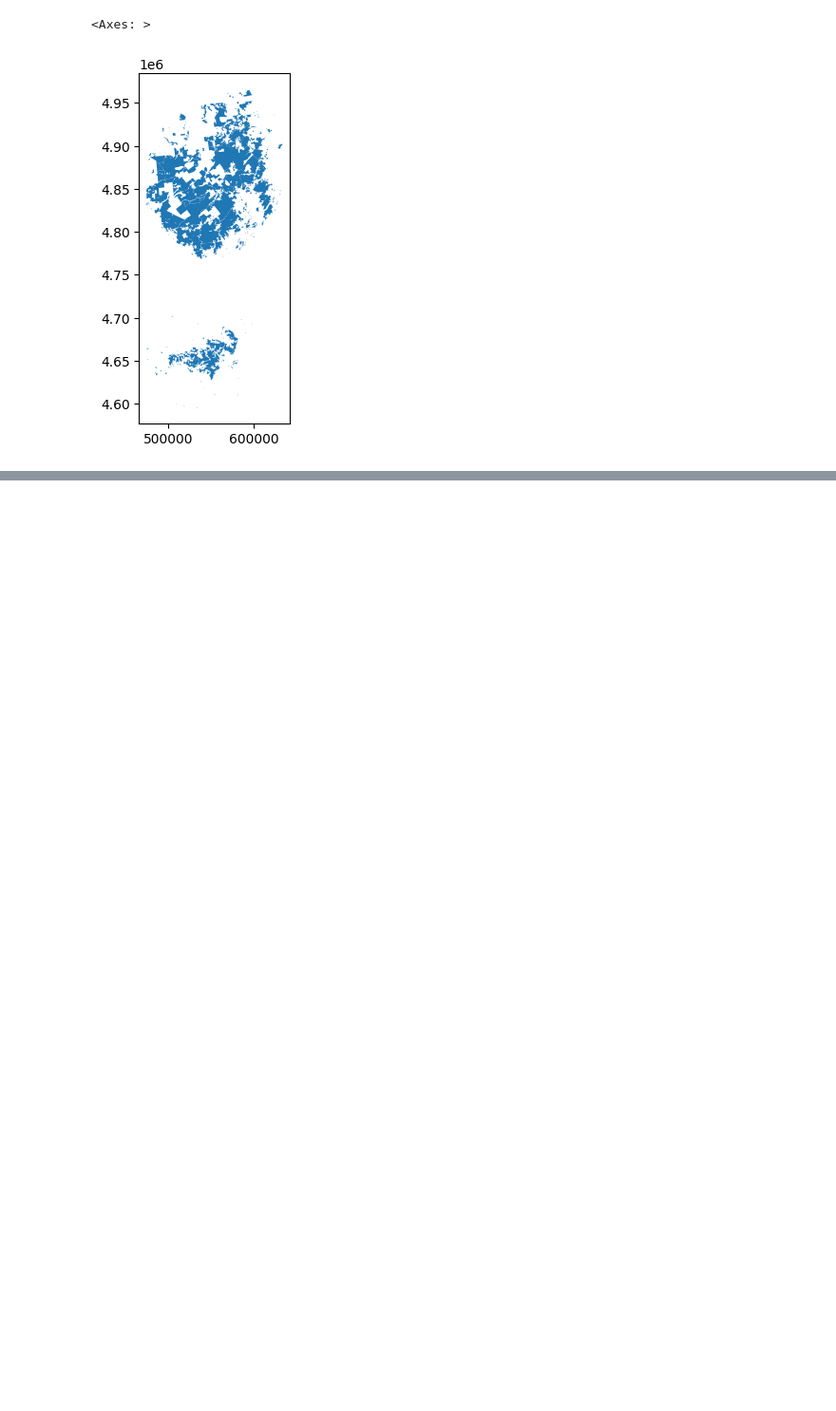
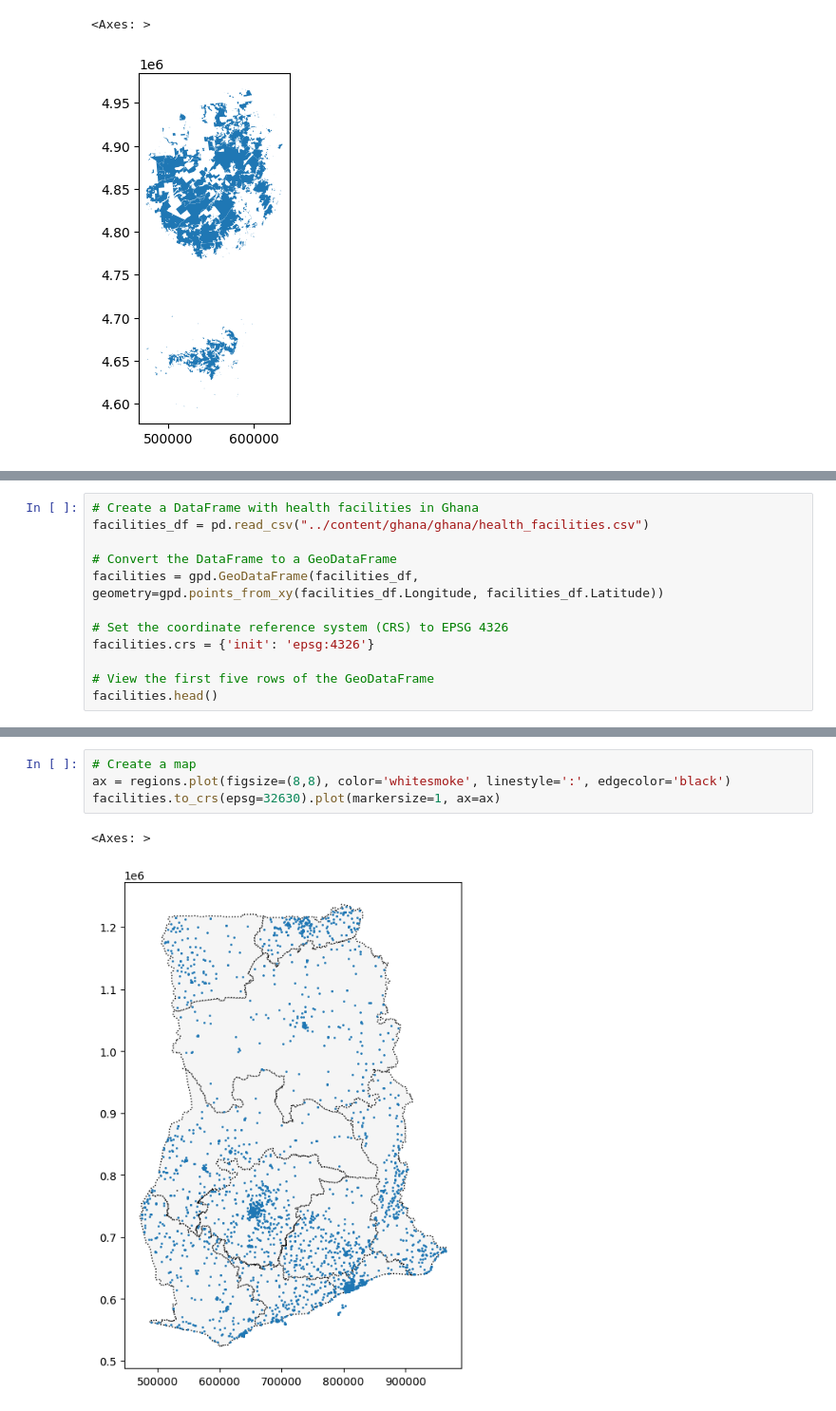
Before and after one commit to fahimalamabir/datatuneanalytics, a Jupyter notebook: geospatial_analysis.ipynb, the cells around one changed output, grey strips where cells are left out. Shown at 95% size. Saved outputs shown, nothing was run; the diff lists cells and outputs as text; blank space fills up the shorter version.

```diff
--- a/geospatial_analysis.ipynb
+++ b/geospatial_analysis.ipynb
@@ -61,0 +93,12 @@ DriverError: ../content/ghana/ghana/Regions/Map_of_Regions_in_Ghana.shp: No such
+# %%
+# Create a DataFrame with health facilities in Ghana
+facilities_df = pd.read_csv("../content/ghana/ghana/health_facilities.csv")
+
+# Convert the DataFrame to a GeoDataFrame
+facilities = gpd.GeoDataFrame(facilities_df, geometry=gpd.points_from_xy(facilities_df.Longitude, facilities_df.Latitude))
+
+# Set the coordinate reference system (CRS) to EPSG 4326
+facilities.crs = {'init': 'epsg:4326'}
+
+# View the first five rows of the GeoDataFrame
+facilities.head()
@@ -61,0 +117,7 @@ DriverError: ../content/ghana/ghana/Regions/Map_of_Regions_in_Ghana.shp: No such
+# %%
+# Create a map
+ax = regions.plot(figsize=(8,8), color='whitesmoke', linestyle=':', edgecolor='black')
+facilities.to_crs(epsg=32630).plot(markersize=1, ax=ax)
+# %% [output]
+<Axes: >
+[figure, added]
```
Also changed, not shown: parts of 11 cells of this notebook.
